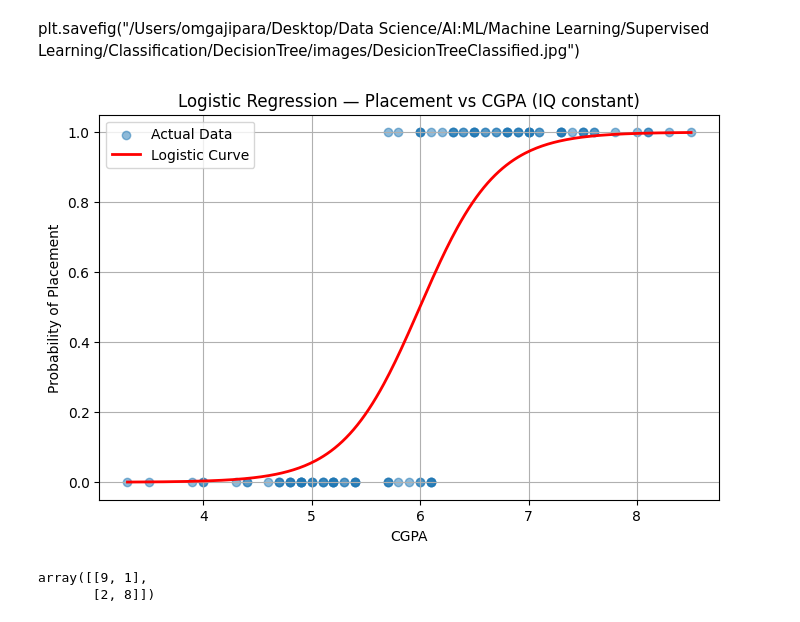
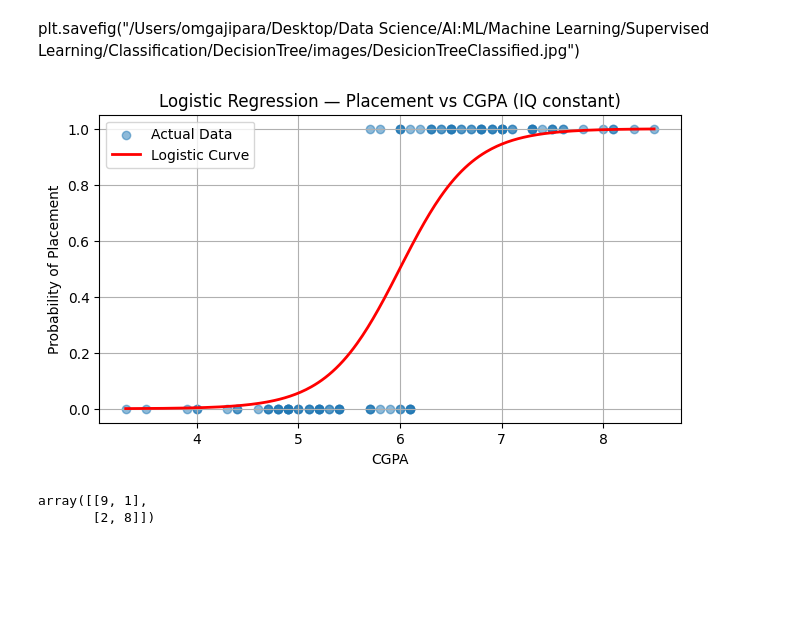
Before and after one commit to omgajipara7/Data-Science, a Jupyter notebook: AI:ML/Machine Learning/Supervised Learning/Classification/LogisticRegression/Two Class/MultipleInput/LogisticeRegressionTwoClassMultiple.ipynb, the cells around one changed output. Cells and saved outputs as stored; diff of their text form; code cells hidden in the pictures; blank space fills up the shorter version.

```diff
--- a/AI:ML/Machine Learning/Supervised Learning/Classification/LogisticRegression/Two Class/MultipleInput/LogisticeRegressionTwoClassMultiple.ipynb
+++ b/AI:ML/Machine Learning/Supervised Learning/Classification/LogisticRegression/Two Class/MultipleInput/LogisticeRegressionTwoClassMultiple.ipynb
@@ -137,33 +137,33 @@ with open("/Users/omgajipara/Desktop/Data Science/TrainedModels/LogisticRegressi
 # %%
 # Generate CGPA values
 cgpa_range = np.linspace(data['cgpa'].min(), data['cgpa'].max(), 300)
 iq_fixed = np.full_like(cgpa_range, fill_value=data['iq'].mean())  # IQ fixed
 
 # Create DataFrame for prediction
 curve_df = pd.DataFrame({
     "cgpa": cgpa_range,
     "iq": iq_fixed
 })
 
 # Scale the curve data
 curve_scaled = scaler.transform(curve_df)
 
 # Predict probabilities
 y_prob = lr.predict_proba(curve_scaled)[:, 1]  # shape will be (300,)
 
 # Plotting
-plt.figure(figsize=(8, 5))
+plt.figure(figsize=(7.5, 4))
 plt.scatter(data['cgpa'], data['placement'], label='Actual Data', alpha=0.5)
 plt.plot(cgpa_range, y_prob, color='red', linewidth=2, label='Logistic Curve')
 plt.xlabel("CGPA")
 plt.ylabel("Probability of Placement")
 plt.title("Logistic Regression — Placement vs CGPA (IQ constant)")
 plt.legend()
 plt.grid(True)
 plt.savefig('assets/LogisticRegressionTwoClassMultipleCurve.jpg')
 plt.show()
 # %% [output]
-[figure, old version]
+[figure, new version]
 # %%
 cf=confusion_matrix(y_test,lr.predict(x_test))
 cf
```
Also changed, not shown: 1 other file.
